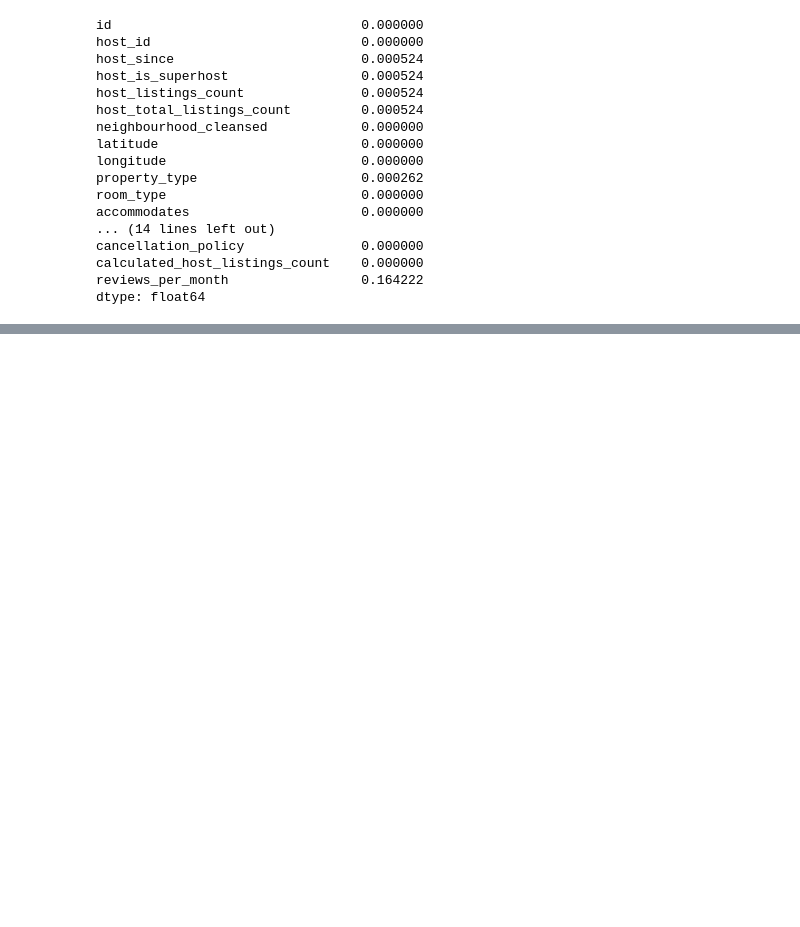
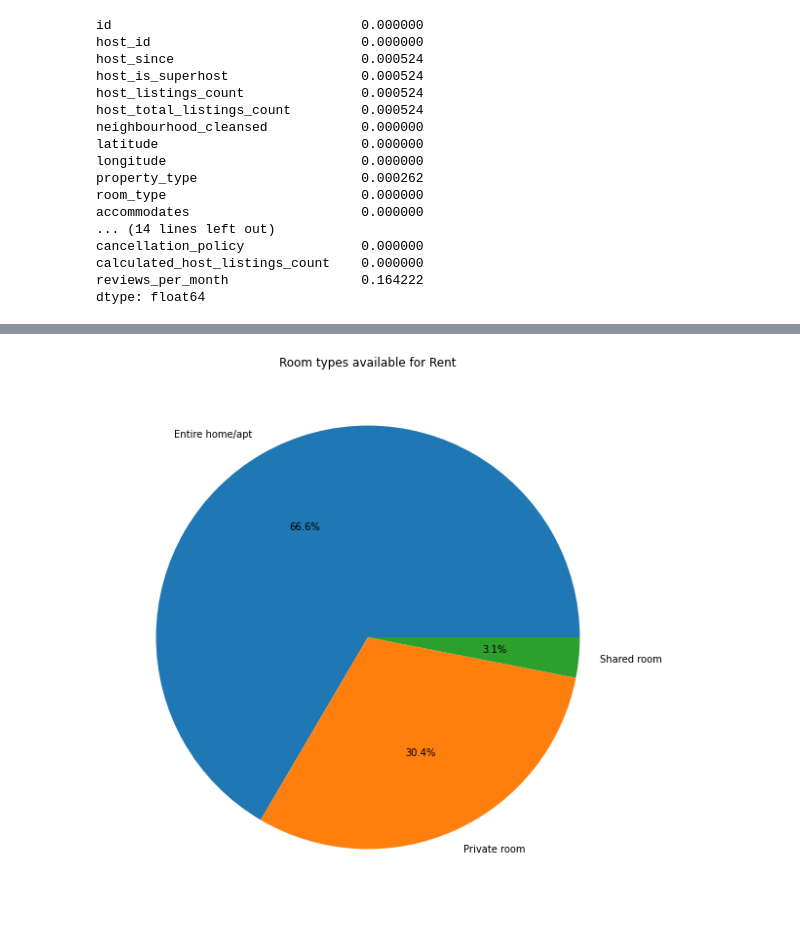
Before and after one commit to shagangrewal/Seattle_Airbnb_DataAnalysis, a Jupyter notebook: airbnb_seattle.ipynb, the cells around one changed output, grey strips where cells are left out. Cells and saved outputs as stored; diff of their text form; code cells hidden in the pictures; blank space fills up the shorter version.

```diff
--- a/airbnb_seattle.ipynb
+++ b/airbnb_seattle.ipynb
@@ -295,0 +339,11 @@ dtype: float64
+# %%
+#getting more insight on the room type
+types = listings_subset['room_type'].value_counts().index
+types_counts = listings_subset['room_type'].value_counts().values
+
+plot.figure(0,figsize=(10,10))
+plot.pie(types_counts, labels=types , autopct= '%1.1f%%')
+plot.title('Room types available for Rent')
+plot.show()
+# %% [output]
+[figure, added]
```
Also changed, not shown: parts of 33 cells of this notebook.
